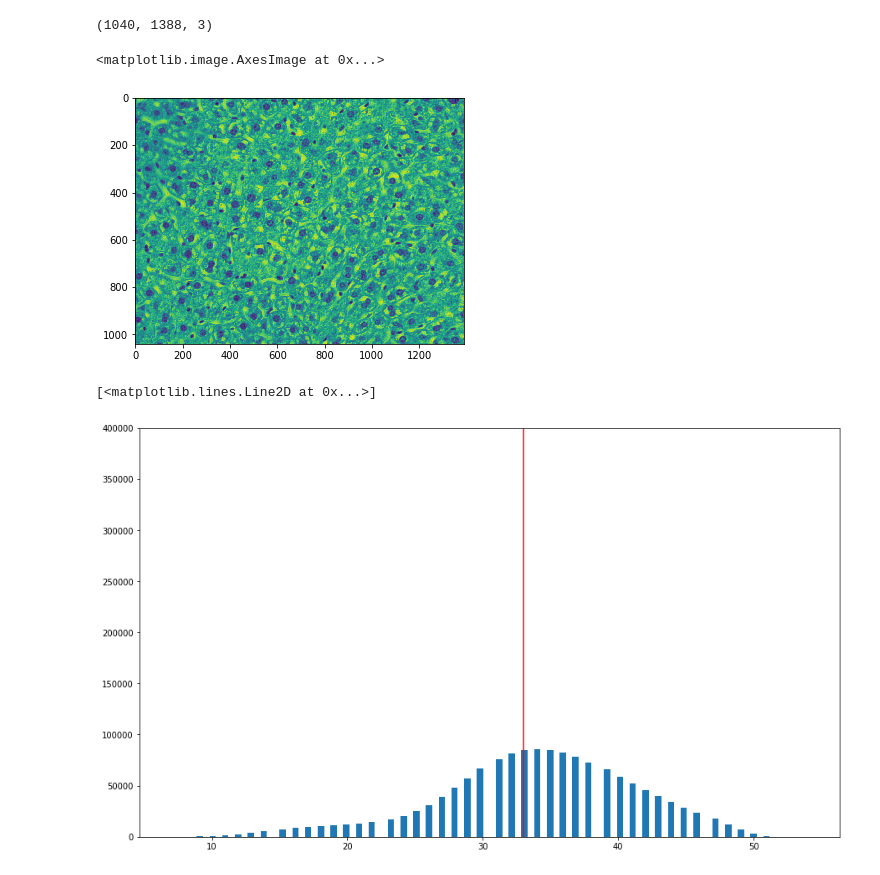
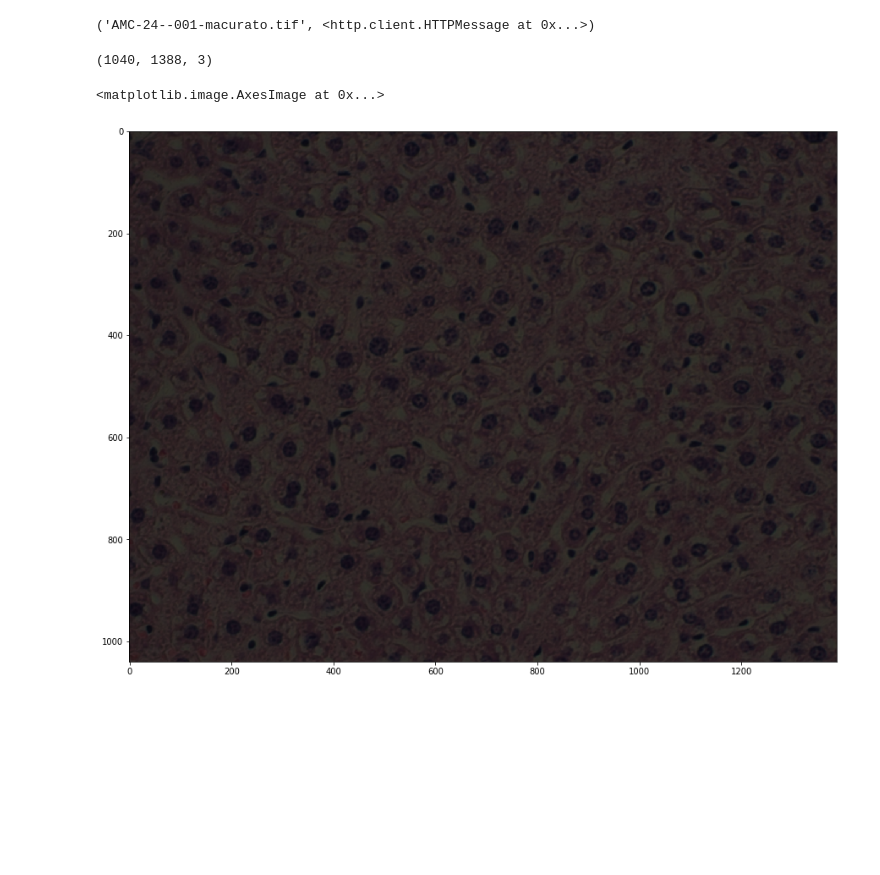
Before and after one commit to moqri/Aging-Cell-Morphology, a Jupyter notebook: plot_raw_image.ipynb, the cells around one changed output. Drawn from its saved outputs; the diff is of its cells as text; code cells hidden in the pictures; blank space fills up the shorter version.

```diff
--- a/plot_raw_image.ipynb
+++ b/plot_raw_image.ipynb
@@ -5,31 +3,21 @@ image_file='AMC-24--001-macurato.tif'
+# %%
+image_file='AMC-24--001-macurato.tif'
+url='https://github.com/moqri/Aging-Cell-Morphology/blob/master/'+image_file+'?raw=true'
+import urllib.request
+urllib.request.urlretrieve(url, image_file)
+# %% [output]
+('AMC-24--001-macurato.tif', <http.client.HTTPMessage at 0x...>)
 # %%
 from PIL import Image
 import numpy as np
-im = Image.open(image_file)
-imarray = np.array(im)
+imarray = np.array(Image.open(image_file))
 imarray.shape   ############### THERE ARE THREE CHANNELS!
 # %% [output]
 (1040, 1388, 3)
 # %%
 import matplotlib.pyplot as plt
-
-f = plt.figure(figsize=(20, 20))
-f.add_subplot(1,3, 1)
-ima=imarray[:,:,1]
-plt.imshow(ima,vmin=7, vmax=54)
+f = plt.figure(figsize=(15, 15))
+plt.imshow(imarray)
 # %% [output]
 <matplotlib.image.AxesImage at 0x...>
-[figure, old version]
+[figure, new version]
-# %%
-from skimage import filters
-def find_threshold(ima):
-    threshold = filters.threshold_otsu(ima)
-    return threshold
-
-threshold=find_threshold(ima)
-_=plt.hist(ima.reshape([-1]),100)
-plt.ylim(0,400000)
-plt.plot([threshold,threshold],[0,400000],'r')
-# %% [output]
-[<matplotlib.lines.Line2D at 0x...>]
-[figure, removed]
```
Also changed, not shown: parts of 6 cells of this notebook.
